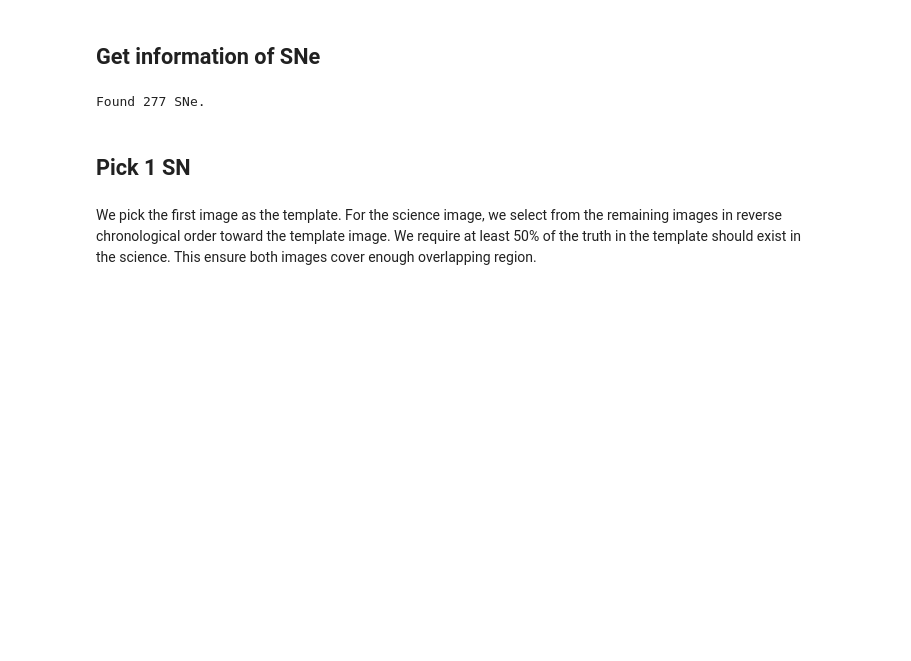
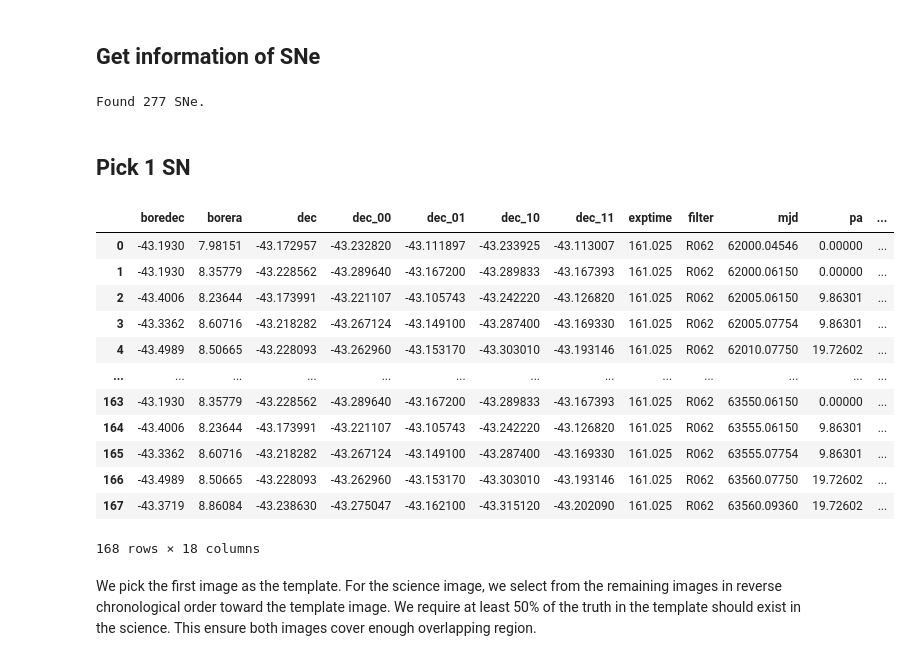
Before and after one commit to Roman-Supernova-PIT/detect_supernova, a Jupyter notebook: notebooks/Collecting_Images_For_Subtraction.ipynb, the cells around one changed output. Cells and saved outputs as stored; diff of their text form; code cells hidden in the pictures; blank space fills up the shorter version.

Commit message:
Add example of querying for overlapping images.

```diff
--- a/notebooks/Collecting_Images_For_Subtraction.ipynb
+++ b/notebooks/Collecting_Images_For_Subtraction.ipynb
@@ -3,8 +3,13 @@
 
 This notebooks demonstrates how to collect template images and science images from [Rob's database](https://github.com/Roman-Supernova-PIT/roman-desc-simdex/blob/main/documentation.ipynb) for image subtraction. A detailed approach to searh Roman simulated images can be found [here](https://github.com/Roman-Supernova-PIT/roman-desc-simdex/blob/main/documentation.ipynb).
 # %%
+from collections import defaultdict
+
 import requests
 import pandas as pd
+
+import numpy as np
+
 from astropy.io import fits
 from astropy.table import Table
 from astropy.wcs import WCS
@@ -22,10 +27,24 @@ def get_sne(z_cmb_min=0.15, z_cmb_max=0.16):
     df = pd.DataFrame( result.json() )
     return df
 
-def get_image_info(ra, dec):
+def get_image_info_for_ra_dec(ra, dec, band=None):
     server_url = 'https://roman-desc-simdex.lbl.gov'
     req = requests.Session()
-    result = req.post( f'{server_url}/findromanimages', json={ 'containing': [ ra, dec ] } )
+    json = { 'containing': [ ra, dec ] }
+    if band is not None:
+        json['filter'] = band  # 'filter' is reserved in Python, so we use 'band' for var name
+    result = req.post( f'{server_url}/findromanimages', json=json )
+    if result.status_code != 200:
+        raise RuntimeError( f"Got status code {result.status_code}\n{result.text}" )
+    df = pd.DataFrame( result.json() )
+    return df
+
+# This function doesn't work because we don't get access to BaseView.
+def get_image_info_for_pointing(pointing):
+    server_url = 'https://roman-desc-simdex.lbl.gov'
+    req = requests.Session()
+    json = { 'pointing': pointing }
+    result = req.post( f'{server_url}/baseview', json=json )
     if result.status_code != 200:
         raise RuntimeError( f"Got status code {result.status_code}\n{result.text}" )
     df = pd.DataFrame( result.json() )
@@ -63,14 +82,29 @@ band = 'R062'
 
 for idx in range(len(sne)):
     sn = sne.iloc[idx]
-    image_info = get_image_info(sn.ra, sn.dec)
+    image_info = get_image_info_for_ra_dec(sn.ra, sn.dec, band=band)
     image_info = image_info.sort_values(by=['mjd'])
     # We need at least 11 images which cover the same sn.
     # We use the first image as template, and the remaining as science images.
     if len(image_info) < 11:
         continue
-    image_info = image_info[image_info['filter']==band].copy().reset_index(drop=True)
     break
+# %%
+image_info
+# %% [output]
+|  | boredec | borera | dec | dec_00 | dec_01 | dec_10 | dec_11 | exptime | filter | mjd | pa | ... |
+| 0 | -43.1930 | 7.98151 | -43.172957 | -43.232820 | -43.111897 | -43.233925 | -43.113007 | 161.025 | R062 | 62000.04546 | 0.00000 | ... |
+| 1 | -43.1930 | 8.35779 | -43.228562 | -43.289640 | -43.167200 | -43.289833 | -43.167393 | 161.025 | R062 | 62000.06150 | 0.00000 | ... |
+| 2 | -43.4006 | 8.23644 | -43.173991 | -43.221107 | -43.105743 | -43.242220 | -43.126820 | 161.025 | R062 | 62005.06150 | 9.86301 | ... |
+| 3 | -43.3362 | 8.60716 | -43.218282 | -43.267124 | -43.149100 | -43.287400 | -43.169330 | 161.025 | R062 | 62005.07754 | 9.86301 | ... |
+| 4 | -43.4989 | 8.50665 | -43.228093 | -43.262960 | -43.153170 | -43.303010 | -43.193146 | 161.025 | R062 | 62010.07750 | 19.72602 | ... |
+| ... | ... | ... | ... | ... | ... | ... | ... | ... | ... | ... | ... | ... |
+| 163 | -43.1930 | 8.35779 | -43.228562 | -43.289640 | -43.167200 | -43.289833 | -43.167393 | 161.025 | R062 | 63550.06150 | 0.00000 | ... |
+| 164 | -43.4006 | 8.23644 | -43.173991 | -43.221107 | -43.105743 | -43.242220 | -43.126820 | 161.025 | R062 | 63555.06150 | 9.86301 | ... |
+| 165 | -43.3362 | 8.60716 | -43.218282 | -43.267124 | -43.149100 | -43.287400 | -43.169330 | 161.025 | R062 | 63555.07754 | 9.86301 | ... |
+| 166 | -43.4989 | 8.50665 | -43.228093 | -43.262960 | -43.153170 | -43.303010 | -43.193146 | 161.025 | R062 | 63560.07750 | 19.72602 | ... |
+| 167 | -43.3719 | 8.86084 | -43.238630 | -43.275047 | -43.162100 | -43.315120 | -43.202090 | 161.025 | R062 | 63560.09360 | 19.72602 | ... |
+168 rows × 18 columns
 # %% [markdown]
 We pick the first image as the template. For the science image, we select from the remaining images in reverse chronological order toward the template image. We require at least 50% of the truth in the template should exist in the science. This ensure both images cover enough overlapping region.
 # %%
```
Also changed, not shown: parts of 6 cells of this notebook.
